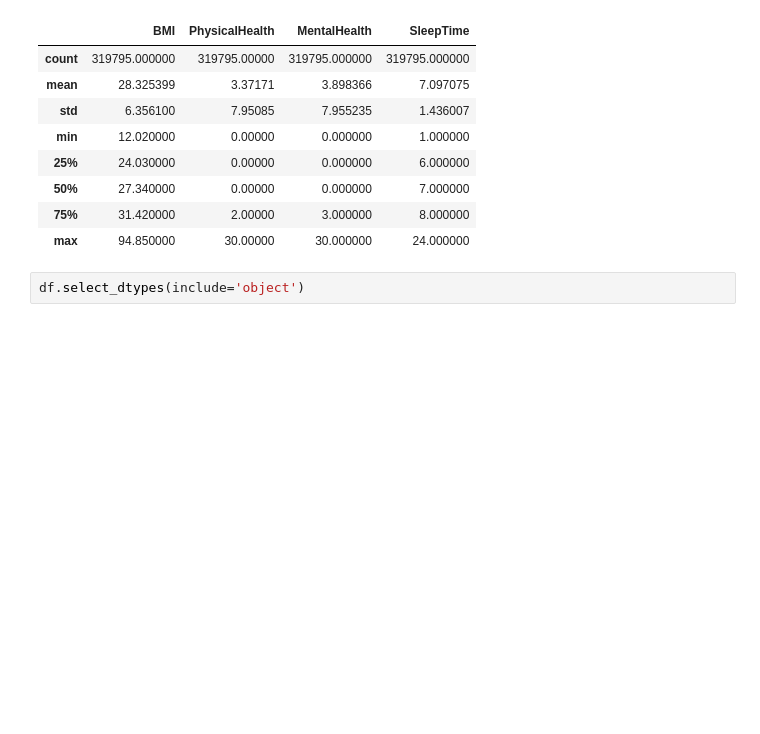
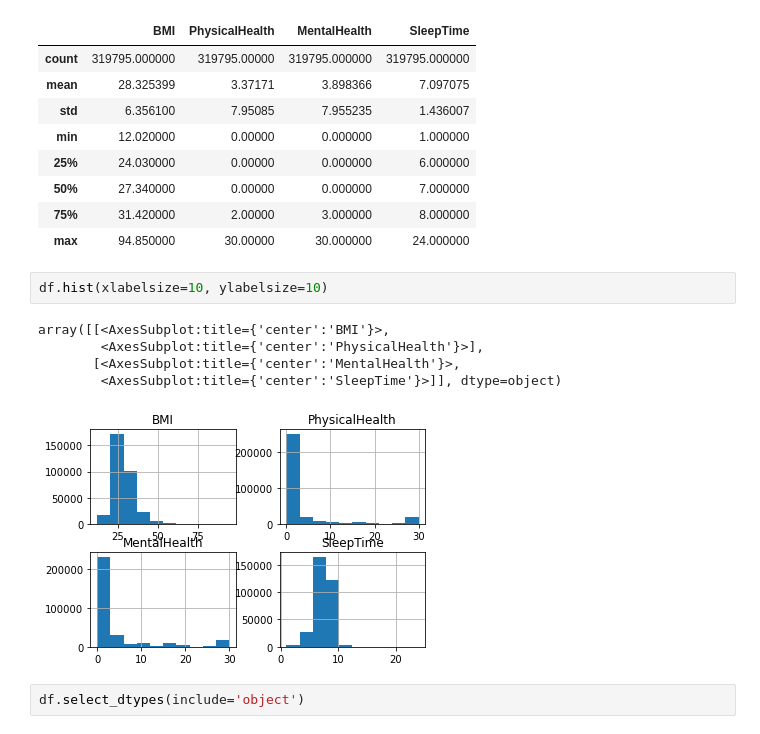
Before and after one commit to pAbhit007/ML_Heart_Disease_Prediction, a Jupyter notebook: Heart_Disease.ipynb, the cells around one changed output. Drawn from its saved outputs; the diff is of its cells as text; blank space fills up the shorter version.

```diff
--- a/Heart_Disease.ipynb
+++ b/Heart_Disease.ipynb
@@ -64,6 +248,14 @@ df.describe()
 | 50% | 27.340000 | 0.00000 | 0.000000 | 7.000000 |
 | 75% | 31.420000 | 2.00000 | 3.000000 | 8.000000 |
 | max | 94.850000 | 30.00000 | 30.000000 | 24.000000 |
+# %%
+df.hist(xlabelsize=10, ylabelsize=10)
+# %% [output]
+array([[<AxesSubplot:title={'center':'BMI'}>,
+        <AxesSubplot:title={'center':'PhysicalHealth'}>],
+       [<AxesSubplot:title={'center':'MentalHealth'}>,
+        <AxesSubplot:title={'center':'SleepTime'}>]], dtype=object)
+[figure, added]
 # %%
 df.select_dtypes(include='object')
 # %% [output]
```
Also changed, not shown: parts of 41 cells of this notebook, 5 other files.
